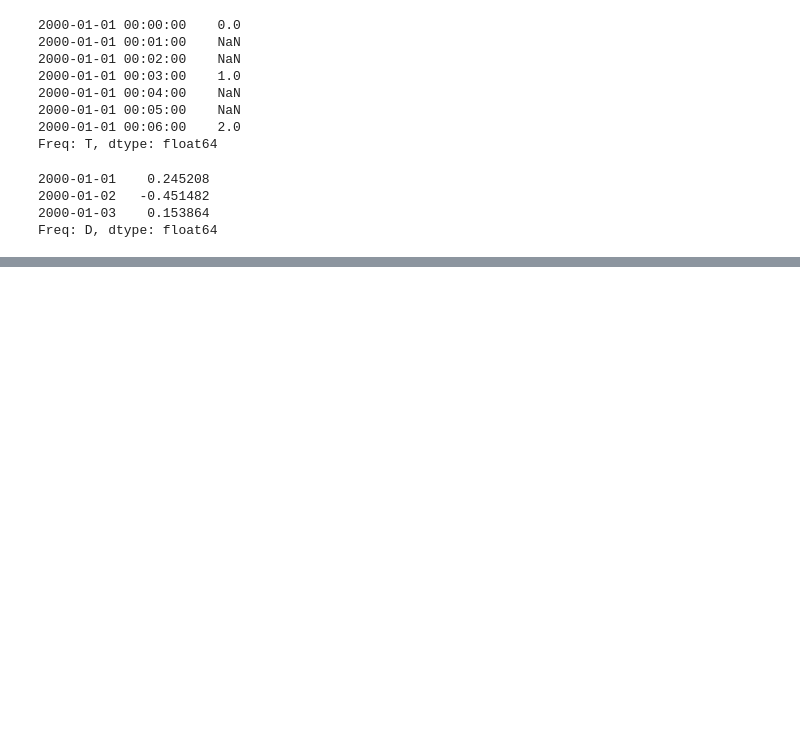
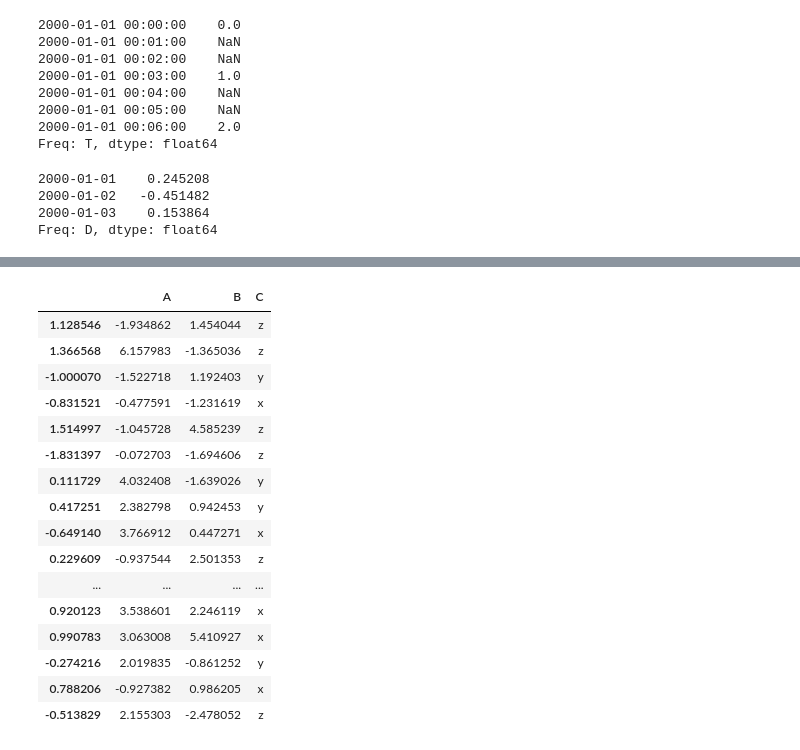
Before and after one commit to marikamurphy/pythonExercises1, a Jupyter notebook: pandas/io/plotting_practice.ipynb, the cells around one changed output, grey strips where cells are left out. Drawn from its saved outputs; the diff is of its cells as text; code cells hidden in the pictures; blank space fills up the shorter version.

```diff
--- a/pandas/io/plotting_practice.ipynb
+++ b/pandas/io/plotting_practice.ipynb
@@ -61,0 +161,27 @@ Freq: D, dtype: float64
+# %%
+#Give it a try
+df = pd.DataFrame(1+3*np.random.randn(18,2),
+                 index=np.random.randn(18),
+                 columns=['A','B'])
+labels = np.array(list('xyz') * 6)
+np.random.shuffle(labels)
+df['C'] = labels
+df
+# %% [output]
+|  | A | B | C |
+| 1.128546 | -1.934862 | 1.454044 | z |
+| 1.366568 | 6.157983 | -1.365036 | z |
+| -1.000070 | -1.522718 | 1.192403 | y |
+| -0.831521 | -0.477591 | -1.231619 | x |
+| 1.514997 | -1.045728 | 4.585239 | z |
+| -1.831397 | -0.072703 | -1.694606 | z |
+| 0.111729 | 4.032408 | -1.639026 | y |
+| 0.417251 | 2.382798 | 0.942453 | y |
+| -0.649140 | 3.766912 | 0.447271 | x |
+| 0.229609 | -0.937544 | 2.501353 | z |
+| ... | ... | ... | ... |
+| 0.920123 | 3.538601 | 2.246119 | x |
+| 0.990783 | 3.063008 | 5.410927 | x |
+| -0.274216 | 2.019835 | -0.861252 | y |
+| 0.788206 | -0.927382 | 0.986205 | x |
+| -0.513829 | 2.155303 | -2.478052 | z |
```
Also changed, not shown: parts of 7 cells of this notebook.
